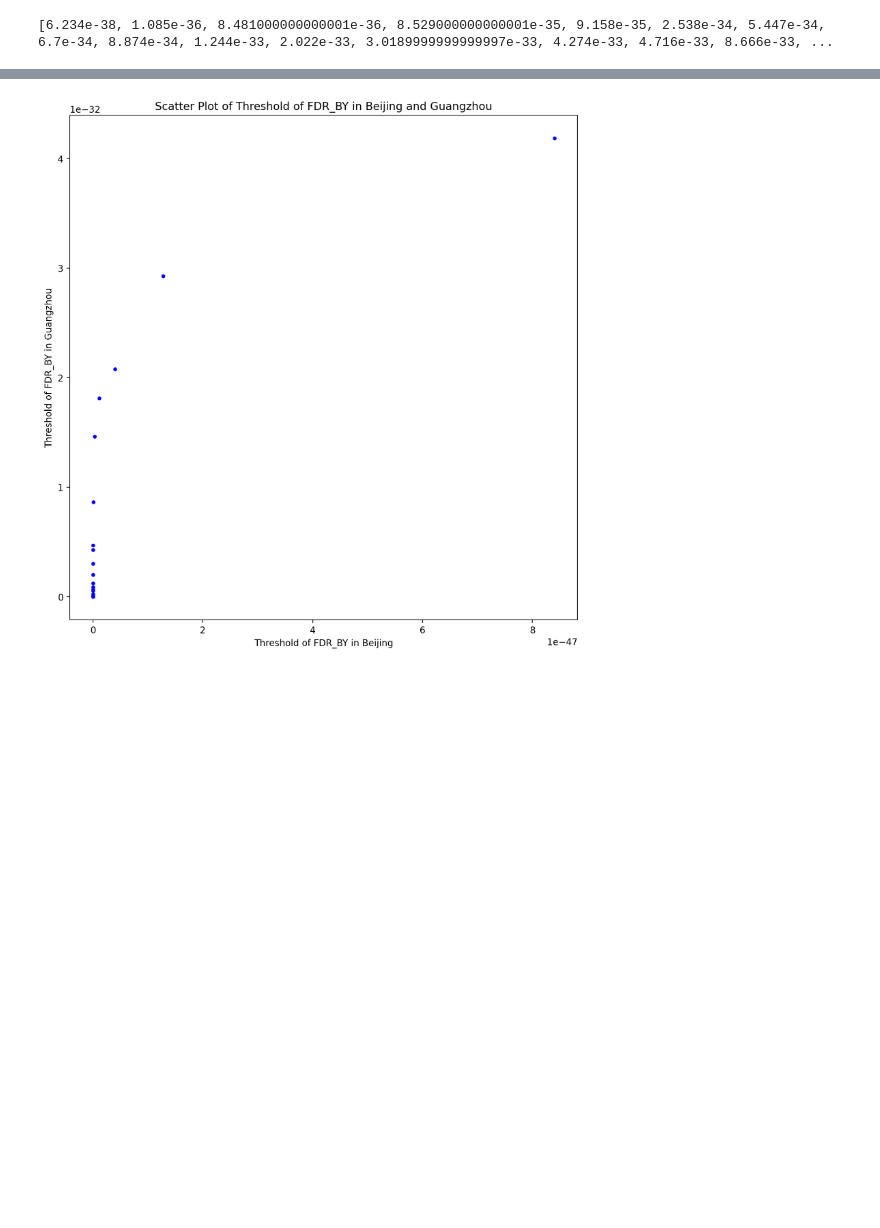
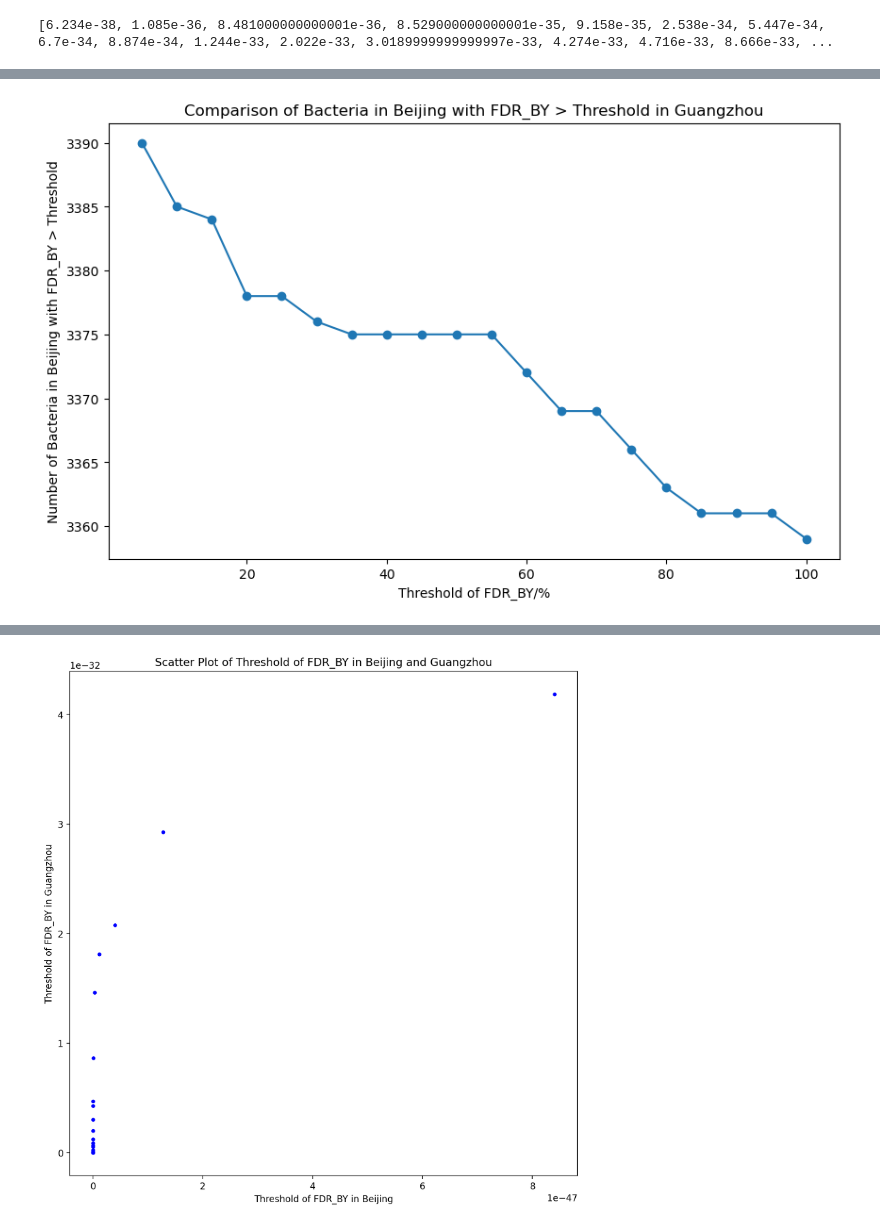
Before and after one commit to Lucas04-nhr/SNP-Analysis, a Jupyter notebook: workaround/cross_validation/cross_validation.ipynb, the cells around one changed output, grey strips where cells are left out. Drawn from its saved outputs; the diff is of its cells as text; code cells hidden in the pictures; blank space fills up the shorter version.

```diff
--- a/workaround/cross_validation/cross_validation.ipynb
+++ b/workaround/cross_validation/cross_validation.ipynb
@@ -286,0 +331,17 @@ print(threshold_gz)
+# %%
+threshold_compare_gz = []
+
+for i in range(20):
+  threshold_compare_gz.append(sum(full_data_bj['FDR_BY'] > threshold_gz[i]))
+
+# Draw a line chart to visualize the comparison
+
+plt.figure(figsize=(10, 6), dpi=100)
+plt.plot(x_label, threshold_compare_gz, marker='o', label='Beijing')
+plt.xlabel('Threshold of FDR_BY/%')
+plt.ylabel('Number of Bacteria in Beijing with FDR_BY > Threshold')
+plt.title('Comparison of Bacteria in Beijing with FDR_BY > Threshold in Guangzhou')
+plt.savefig('./threshold_compare_gz.pdf')
+plt.show()
+# %% [output]
+[figure, added]
```
Also changed, not shown: parts of 8 cells of this notebook, 1 other file.
